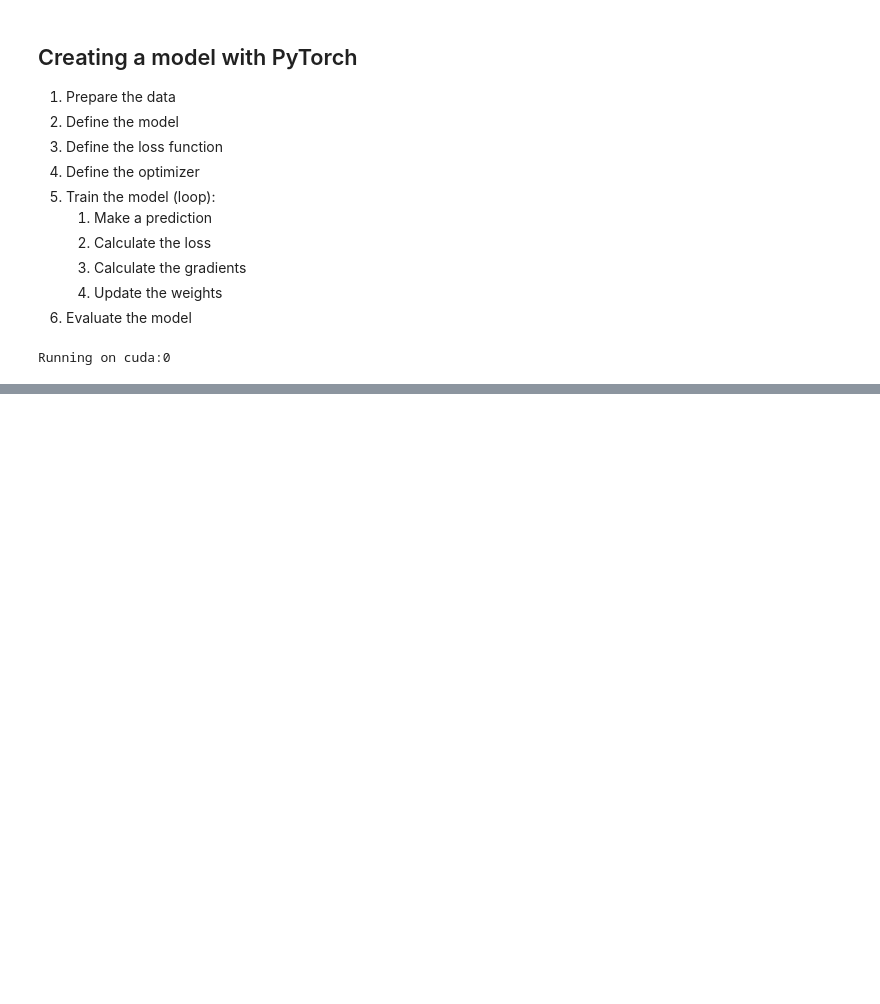
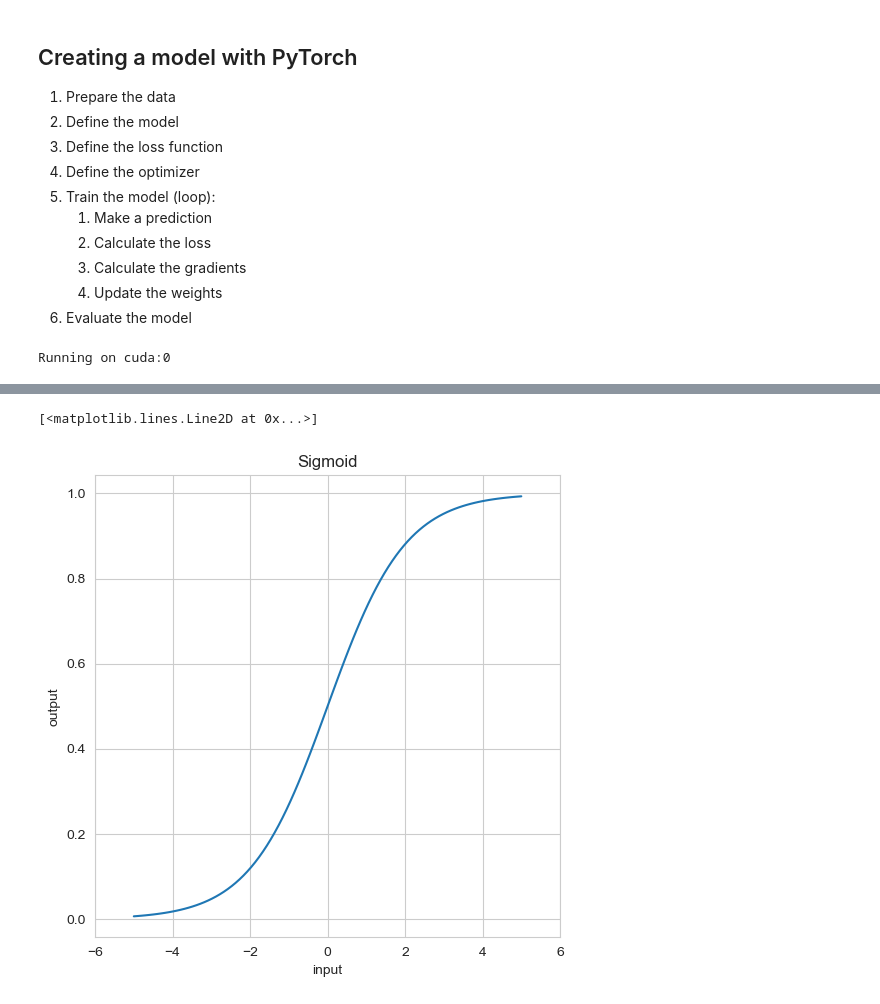
Before and after one commit to tbenbrahim/deep-learning-lunch-and-learn, a Jupyter notebook: nn-ll.ipynb, the cells around one changed output, grey strips where cells are left out. Cells and saved outputs as stored; diff of their text form; code cells hidden in the pictures; blank space fills up the shorter version.

```diff
--- a/nn-ll.ipynb
+++ b/nn-ll.ipynb
@@ -550,0 +691,10 @@ b = 9161.269187927246
+# %%
+fig = plt.figure(figsize=(6, 6))
+plt.title('Sigmoid')
+plt.xlim(-6, 6)
+plt.xlabel('input')
+plt.ylabel('output')
+plt.plot(np.linspace(-5, 5, 100), 1 / (1 + np.exp(-np.linspace(-5, 5, 100))))
+# %% [output]
+[<matplotlib.lines.Line2D at 0x...>]
+[figure, added]
```
Also changed, not shown: parts of 47 cells of this notebook, 1 other file.
